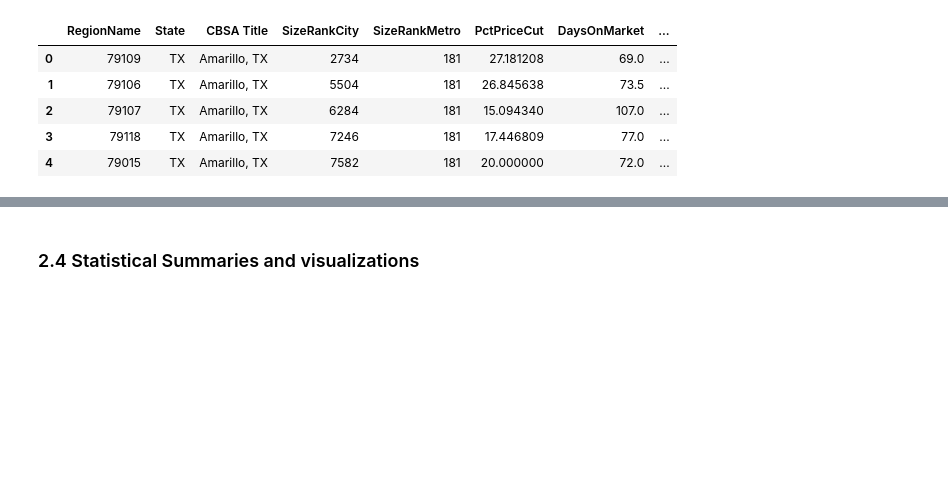
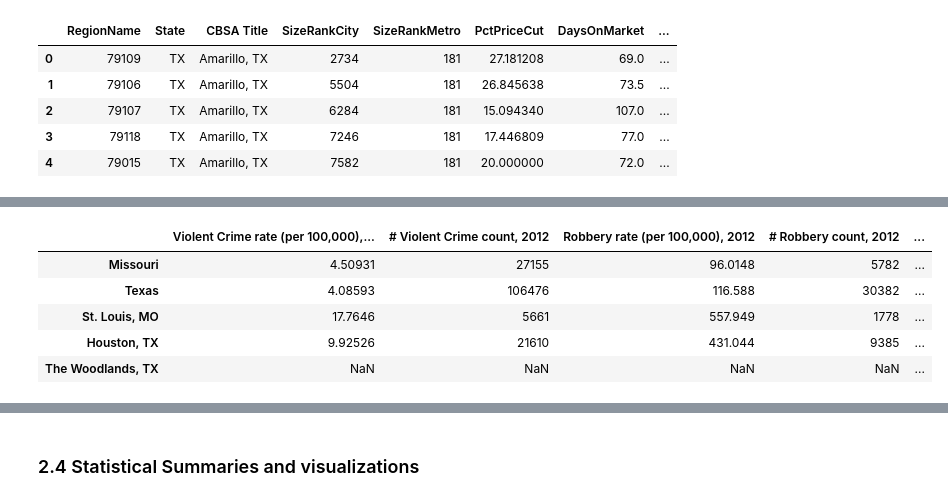
Before and after one commit to jmeisele/Kaggle, a Jupyter notebook: MarketingFinalRealEstate.ipynb, the cells around one changed output, grey strips where cells are left out. Drawn from its saved outputs; the diff is of its cells as text; code cells hidden in the pictures; blank space fills up the shorter version.

```diff
--- a/MarketingFinalRealEstate.ipynb
+++ b/MarketingFinalRealEstate.ipynb
@@ -66,6 +66,7 @@ import seaborn as sns
 mpl.style.use( 'ggplot' )
 sns.set_style( 'white' )
 pylab.rcParams[ 'figure.figsize' ] = 12 , 8
+pd.set_option('display.max_columns', 5000)
 # %% [markdown]
 ### Setup Functions
 There is no need to understand this code, just some hacks I had previously stashed away to help expedite ML projects.
@@ -243,0 +239,16 @@ price_red.head()
+# %%
+# Crime Rate
+crime_rate = pd.read_excel("C:\\Users\\EISELJA\\Desktop\\Kaggle-master\\datasets\\Crime_Rate.xlsx", index_col=False)
+crime_rate = crime_rate.transpose()
+header = crime_rate.iloc[0]
+crime_rate = crime_rate[1:]
+crime_rate.rename(columns = header, inplace = True)
+crime_rate = crime_rate[1:]
+crime_rate.head()
+# %% [output]
+|  | Violent Crime rate (per 100,000),... | # Violent Crime count, 2012 | Robbery rate (per 100,000), 2012 | # Robbery count, 2012 | ... |
+| Missouri | 4.50931 | 27155 | 96.0148 | 5782 | ... |
+| Texas | 4.08593 | 106476 | 116.588 | 30382 | ... |
+| St. Louis, MO | 17.7646 | 5661 | 557.949 | 1778 | ... |
+| Houston, TX | 9.92526 | 21610 | 431.044 | 9385 | ... |
+| The Woodlands, TX | NaN | NaN | NaN | NaN | ... |
```
Also changed, not shown: parts of 13 cells of this notebook.
